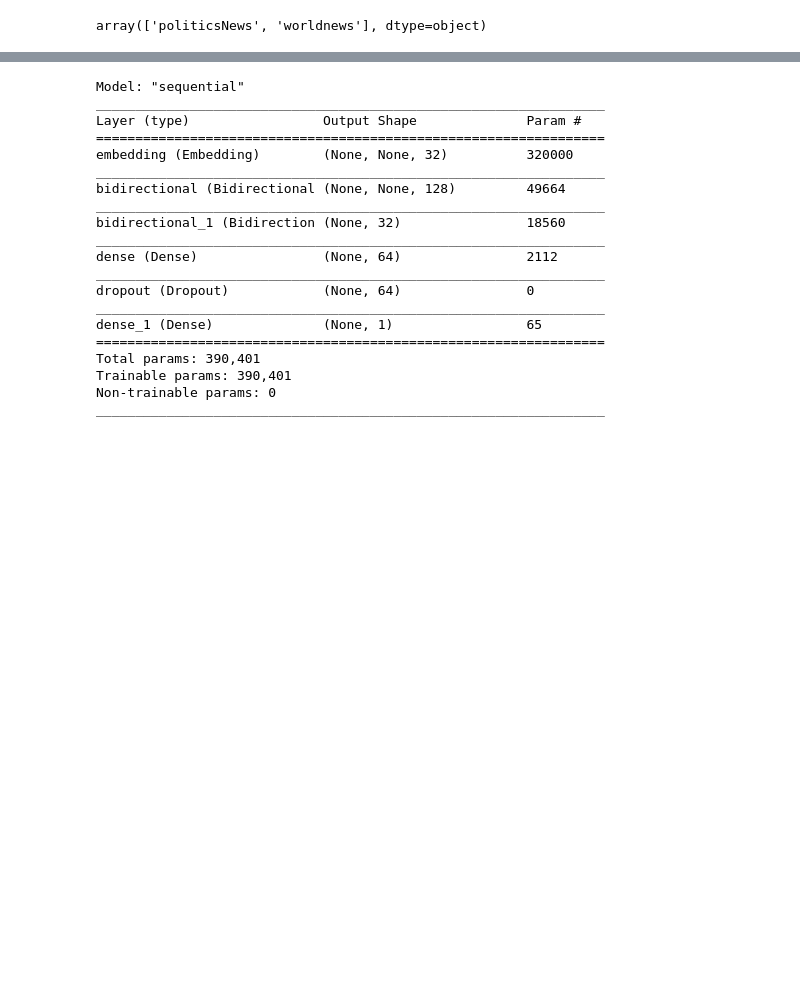
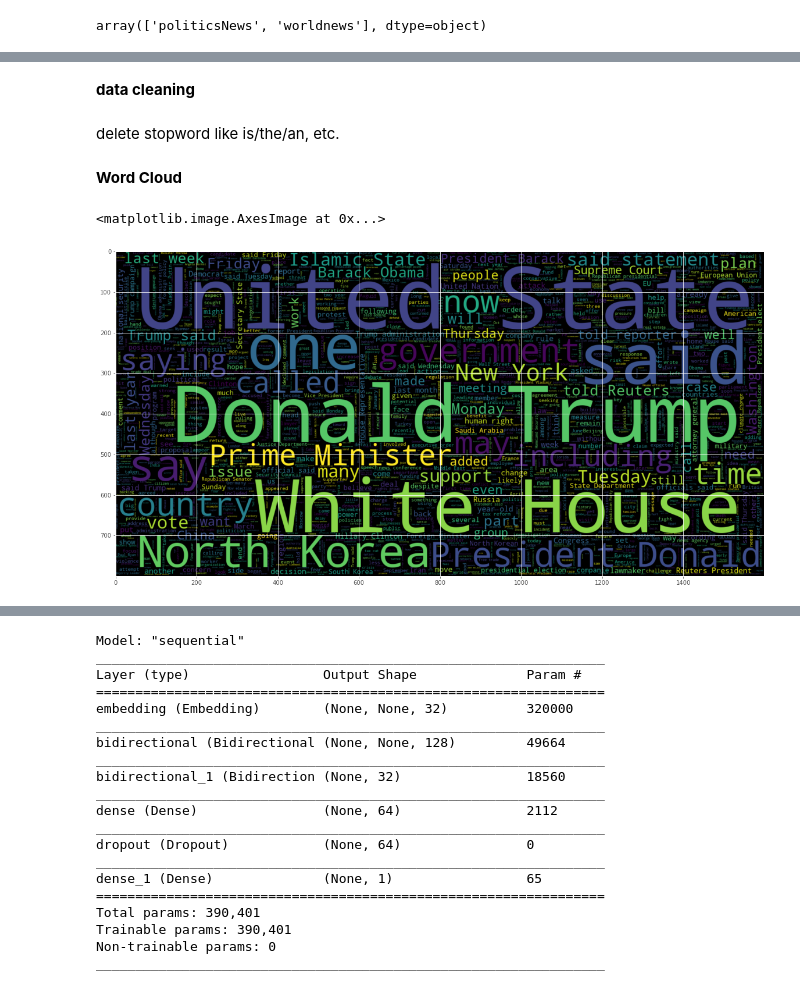
Before and after one commit to Zeid-Al-idani/FakeNewsProject, a Jupyter notebook: FakeNewsTextClassification.ipynb, the cells around one changed output, grey strips where cells are left out. Cells and saved outputs as stored; diff of their text form; code cells hidden in the pictures; blank space fills up the shorter version.

```diff
--- a/FakeNewsTextClassification.ipynb
+++ b/FakeNewsTextClassification.ipynb
@@ -91,0 +105,45 @@ news_df.drop('title', axis=1, inplace=True)
+# %% [markdown]
+**data cleaning**
+# %% [markdown]
+delete stopword like is/the/an, etc.
+# %%
+from bs4 import BeautifulSoup
+import re,string,unicodedata
+
+def strip_html(text):
+    soup = BeautifulSoup(text, "html.parser")
+    return soup.get_text()
+
+def remove_between_square_brackets(text):
+    #Removing the square brackets
+    temp = re.sub('\[[^]]*\].-', '', text)
+    # Removing URL's
+    return re.sub(r'http\S+', '', temp)
+
+#Removing the stopwords from text
+def remove_stopwords(text):
+    final_text = []
+    for i in text.split():
+        if i.strip().lower() not in STOPWORDS:
+            final_text.append(i.strip())
+    return " ".join(final_text)
+
+#Removing the noisy text
+def denoise_text(text):
+    text = strip_html(text)
+    text = remove_between_square_brackets(text)
+    text = remove_stopwords(text)
+    return text
+
+#Apply function on review column
+news_df['text']=news_df['text'].apply(denoise_text)
+# %% [markdown]
+**Word Cloud**
+# %%
+#true word cloud
+plt.figure(figsize = (20,20)) # Text that is not Fake
+wc = WordCloud(max_words = 2000 , width = 1600 , height = 800 , stopwords = STOPWORDS).generate(" ".join(news_df[news_df['class']== 1].text))
+plt.imshow(wc , interpolation = 'bilinear')
+# %% [output]
+<matplotlib.image.AxesImage at 0x...>
+[figure, added]
```
Also changed, not shown: parts of 42 cells of this notebook, 2 other files.
